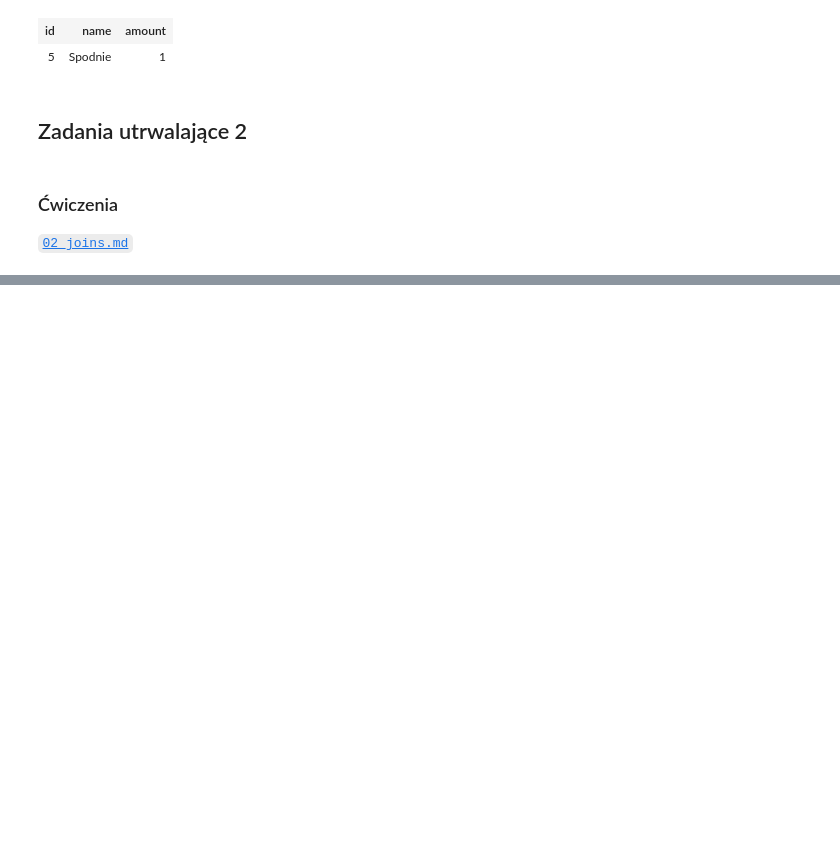
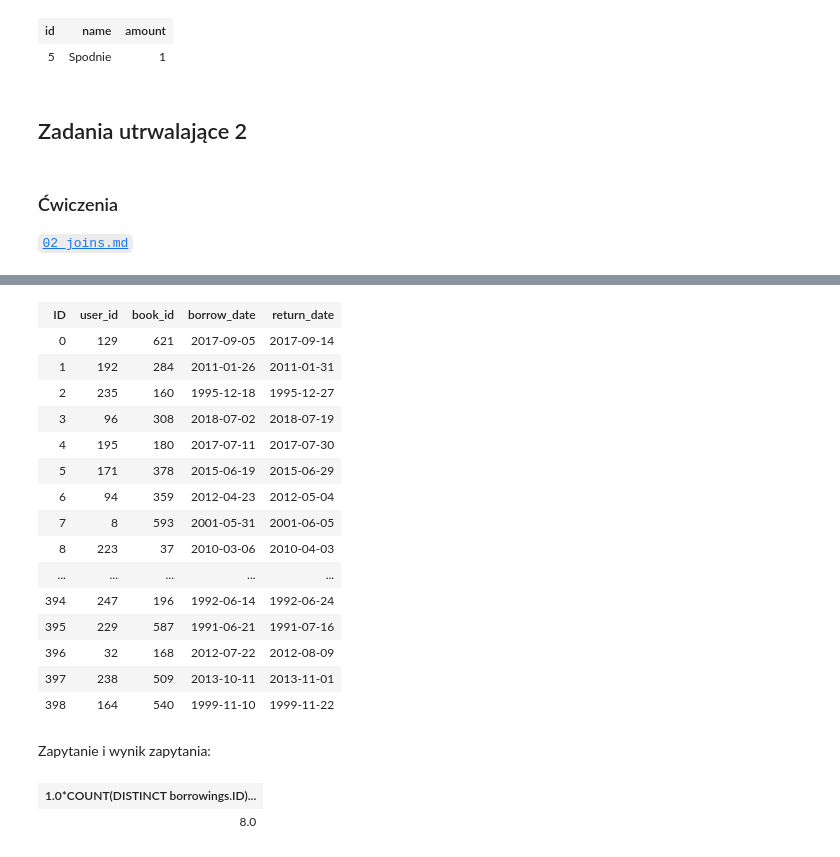
Before and after one commit to miklesz/CodeBrainers, a Jupyter notebook: SQL/05 SQL - Zaawansowany.ipynb, the cells around one changed output, grey strips where cells are left out. Drawn from its saved outputs; the diff is of its cells as text; code cells hidden in the pictures; blank space fills up the shorter version.

```diff
--- a/SQL/05 SQL - Zaawansowany.ipynb
+++ b/SQL/05 SQL - Zaawansowany.ipynb
@@ -1134,0 +910,26 @@ Wynik zapytania:
+# %%
+SELECT * FROM borrowings;
+# %% [output]
+| ID | user_id | book_id | borrow_date | return_date |
+| 0 | 129 | 621 | 2017-09-05 | 2017-09-14 |
+| 1 | 192 | 284 | 2011-01-26 | 2011-01-31 |
+| 2 | 235 | 160 | 1995-12-18 | 1995-12-27 |
+| 3 | 96 | 308 | 2018-07-02 | 2018-07-19 |
+| 4 | 195 | 180 | 2017-07-11 | 2017-07-30 |
+| 5 | 171 | 378 | 2015-06-19 | 2015-06-29 |
+| 6 | 94 | 359 | 2012-04-23 | 2012-05-04 |
+| 7 | 8 | 593 | 2001-05-31 | 2001-06-05 |
+| 8 | 223 | 37 | 2010-03-06 | 2010-04-03 |
+| ... | ... | ... | ... | ... |
+| 394 | 247 | 196 | 1992-06-14 | 1992-06-24 |
+| 395 | 229 | 587 | 1991-06-21 | 1991-07-16 |
+| 396 | 32 | 168 | 2012-07-22 | 2012-08-09 |
+| 397 | 238 | 509 | 2013-10-11 | 2013-11-01 |
+| 398 | 164 | 540 | 1999-11-10 | 1999-11-22 |
+# %% [markdown]
+Zapytanie i wynik zapytania:
+# %%
+SELECT 1.0*COUNT(DISTINCT borrowings.ID)/COUNT(DISTINCT borrowings.user_id) FROM borrowings;
+# %% [output]
+| 1.0*COUNT(DISTINCT borrowings.ID)... |
+| 8.0 |
```
Also changed, not shown: parts of 51 cells of this notebook, 4 other files.
